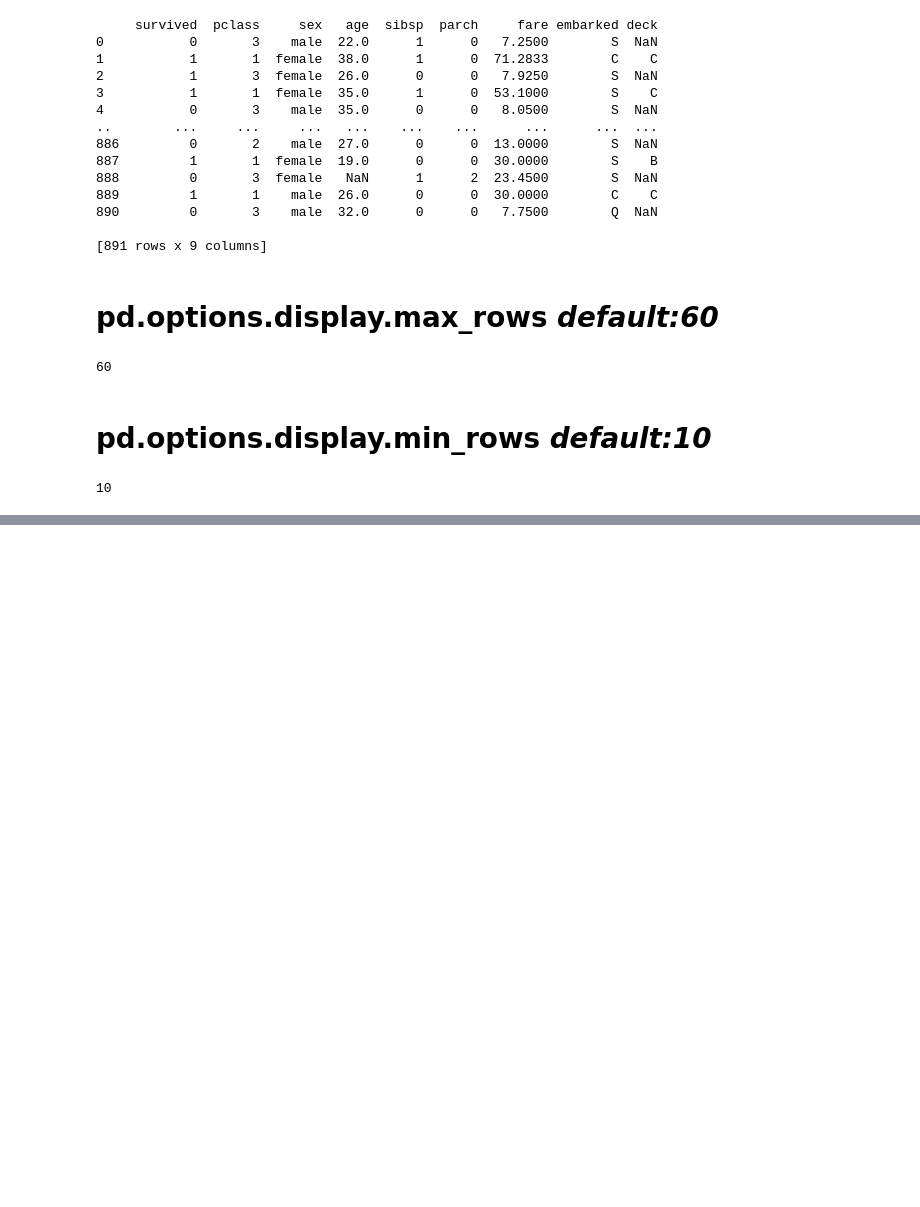
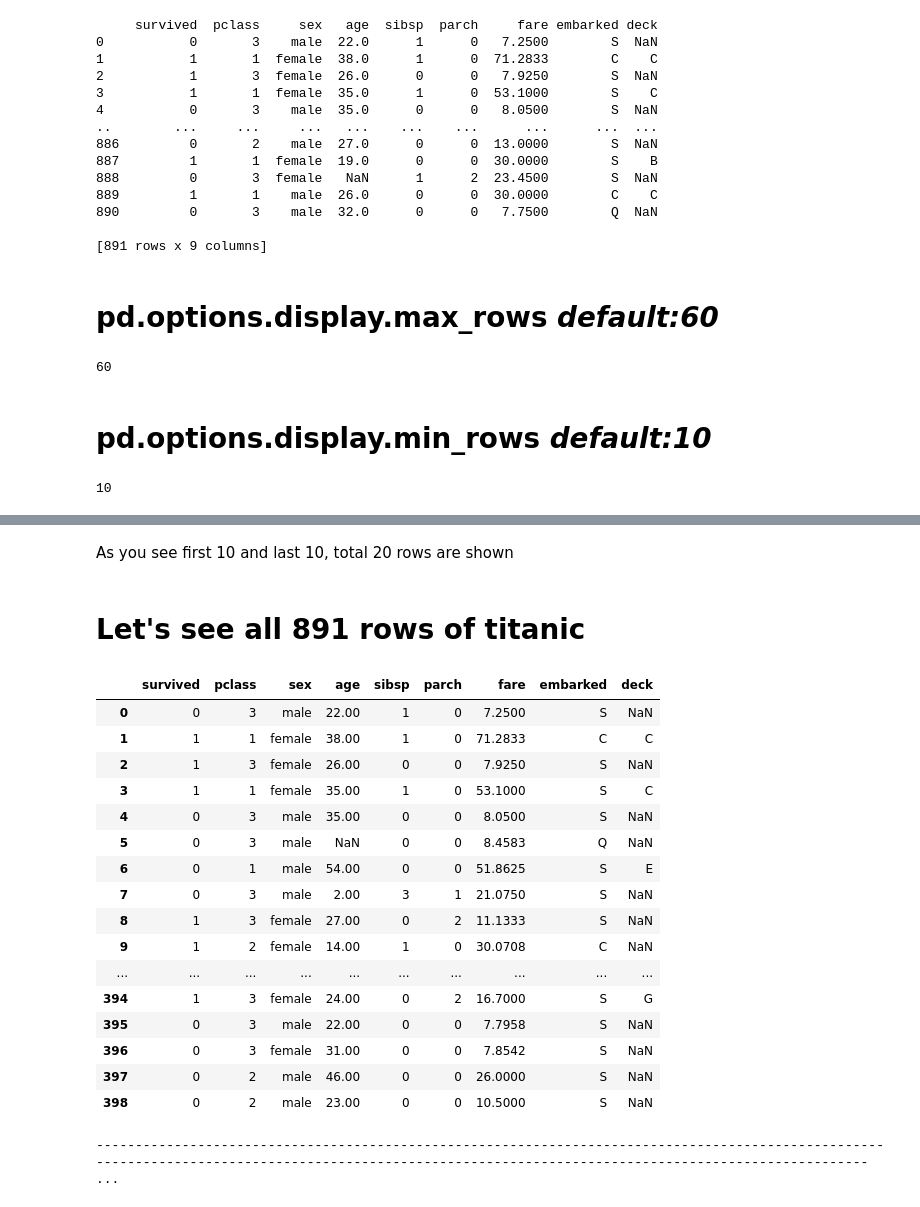
Before and after one commit to tolgaozkan89/pandas_Basics, a Jupyter notebook: Display_options_and_methods_head()_tail().ipynb, the cells around one changed output, grey strips where cells are left out. Saved outputs shown, nothing was run; the diff lists cells and outputs as text; code cells hidden in the pictures; blank space fills up the shorter version.

```diff
--- a/Display_options_and_methods_head()_tail().ipynb
+++ b/Display_options_and_methods_head()_tail().ipynb
@@ -77,0 +78,2 @@ titanic
+# %% [markdown]
+As you see first 10 and last 10, total 20 rows are shown
@@ -77,0 +82,27 @@ titanic
+# %% [markdown]
+# Let's see all 891 rows of titanic
+# %%
+pd.options.display.max_rows = 891
+titanic
+# %% [output]
+|  | survived | pclass | sex | age | sibsp | parch | fare | embarked | deck |
+| 0 | 0 | 3 | male | 22.00 | 1 | 0 | 7.2500 | S | NaN |
+| 1 | 1 | 1 | female | 38.00 | 1 | 0 | 71.2833 | C | C |
+| 2 | 1 | 3 | female | 26.00 | 0 | 0 | 7.9250 | S | NaN |
+| 3 | 1 | 1 | female | 35.00 | 1 | 0 | 53.1000 | S | C |
+| 4 | 0 | 3 | male | 35.00 | 0 | 0 | 8.0500 | S | NaN |
+| 5 | 0 | 3 | male | NaN | 0 | 0 | 8.4583 | Q | NaN |
+| 6 | 0 | 1 | male | 54.00 | 0 | 0 | 51.8625 | S | E |
+| 7 | 0 | 3 | male | 2.00 | 3 | 1 | 21.0750 | S | NaN |
+| 8 | 1 | 3 | female | 27.00 | 0 | 2 | 11.1333 | S | NaN |
+| 9 | 1 | 2 | female | 14.00 | 1 | 0 | 30.0708 | C | NaN |
+| ... | ... | ... | ... | ... | ... | ... | ... | ... | ... |
+| 394 | 1 | 3 | female | 24.00 | 0 | 2 | 16.7000 | S | G |
+| 395 | 0 | 3 | male | 22.00 | 0 | 0 | 7.7958 | S | NaN |
+| 396 | 0 | 3 | female | 31.00 | 0 | 0 | 7.8542 | S | NaN |
+| 397 | 0 | 2 | male | 46.00 | 0 | 0 | 26.0000 | S | NaN |
+| 398 | 0 | 2 | male | 23.00 | 0 | 0 | 10.5000 | S | NaN |
+# %%
+print("--"*500)
+# %% [output]
+-------------------------------------------------------------------------------------------------------------------------------------------------------------------------------------------------------- ...
```
Also changed, not shown: parts of 21 cells of this notebook, 1 other file.
